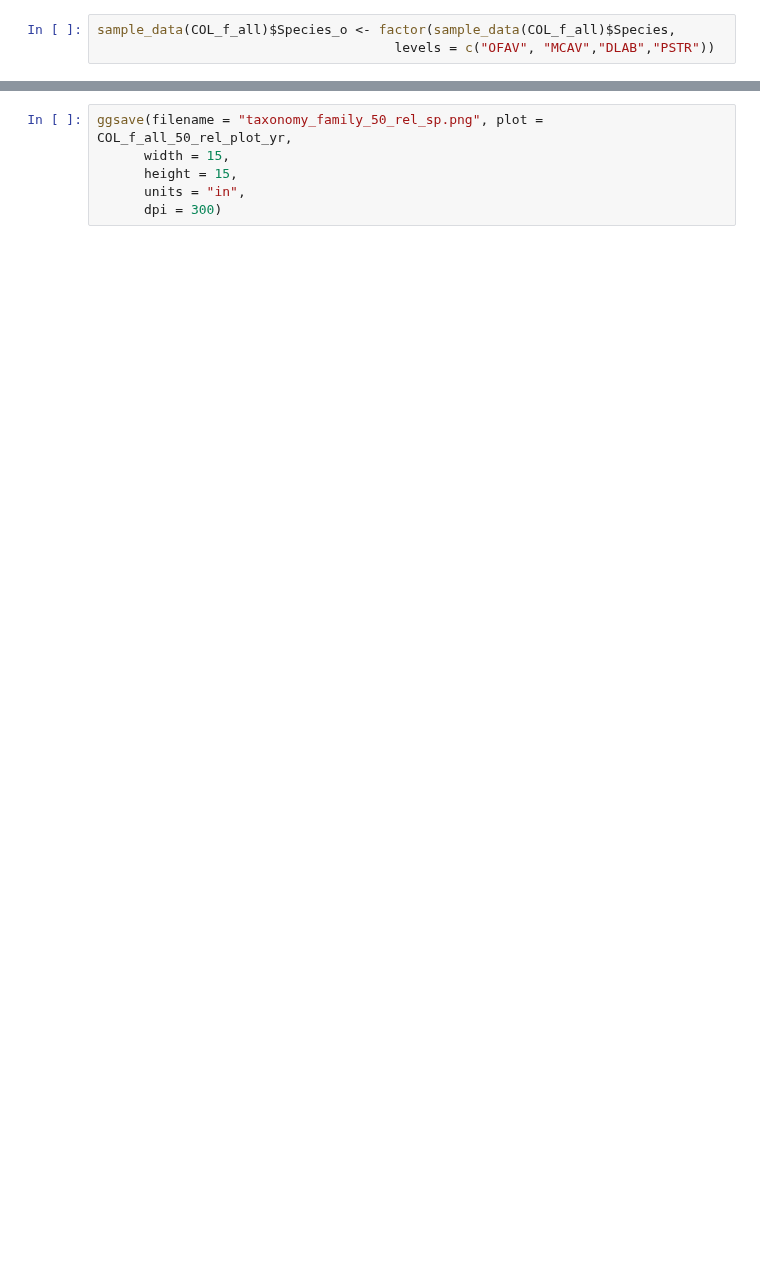
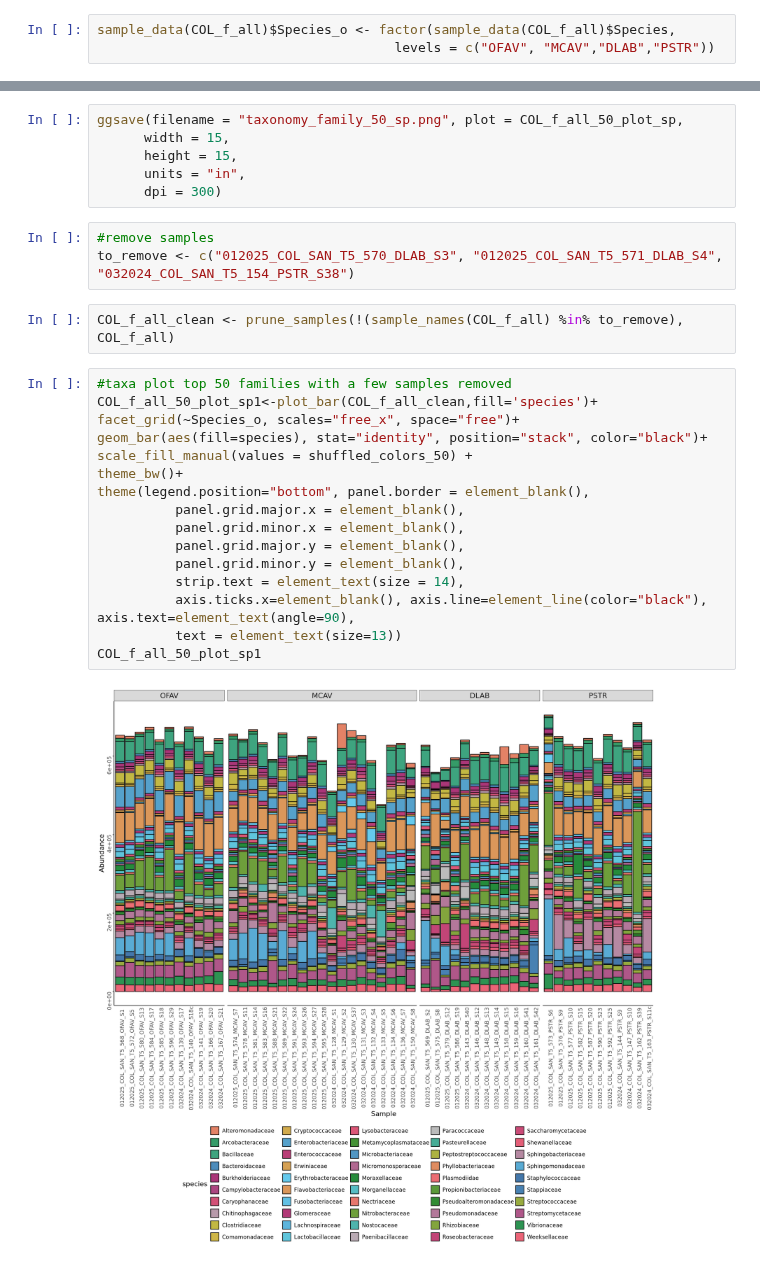
Before and after one commit to nikeaulrich/COL_metagenomics, a Jupyter notebook: COL_phyloseq_family_tax.ipynb, the cells around one changed output, grey strips where cells are left out. Saved outputs shown, nothing was run; the diff lists cells and outputs as text; blank space fills up the shorter version.

```diff
--- a/COL_phyloseq_family_tax.ipynb
+++ b/COL_phyloseq_family_tax.ipynb
@@ -422,6 +406,29 @@ COL_f_all_50_rel_plot_yr
 # %%
-ggsave(filename = "taxonomy_family_50_rel_sp.png", plot = COL_f_all_50_rel_plot_yr,
+ggsave(filename = "taxonomy_family_50_sp.png", plot = COL_f_all_50_plot_sp,
       width = 15,
       height = 15,
       units = "in",
       dpi = 300)
+# %%
+#remove samples
+to_remove <- c("012025_COL_SAN_T5_570_DLAB_S3", "012025_COL_SAN_T5_571_DLAB_S4", "032024_COL_SAN_T5_154_PSTR_S38")
+# %%
+COL_f_all_clean <- prune_samples(!(sample_names(COL_f_all) %in% to_remove), COL_f_all)
+# %%
+#taxa plot top 50 families with a few samples removed
+COL_f_all_50_plot_sp1<-plot_bar(COL_f_all_clean,fill='species')+
+facet_grid(~Species_o, scales="free_x", space="free")+
+geom_bar(aes(fill=species), stat="identity", position="stack", color="black")+
+scale_fill_manual(values = shuffled_colors_50) +
+theme_bw()+
+theme(legend.position="bottom", panel.border = element_blank(),
+          panel.grid.major.x = element_blank(),
+          panel.grid.minor.x = element_blank(),
+          panel.grid.major.y = element_blank(),
+          panel.grid.minor.y = element_blank(),
+          strip.text = element_text(size = 14),
+          axis.ticks.x=element_blank(), axis.line=element_line(color="black"), axis.text=element_text(angle=90),
+          text = element_text(size=13))
+COL_f_all_50_plot_sp1
+# %% [output]
+[figure, added]
```
Also changed, not shown: parts of 26 cells of this notebook, 5 other files.
